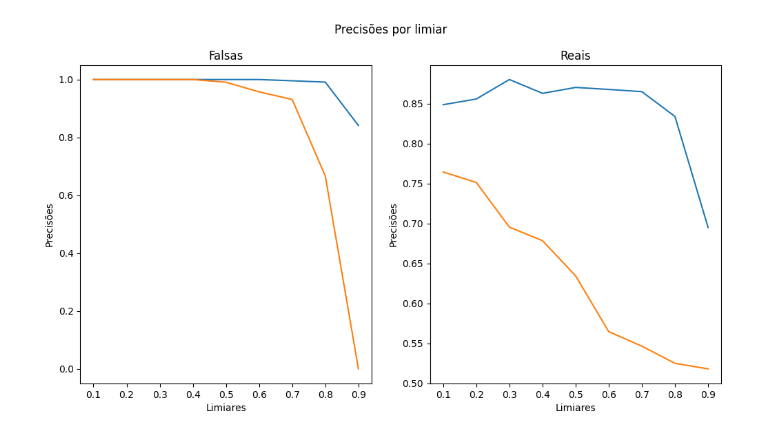
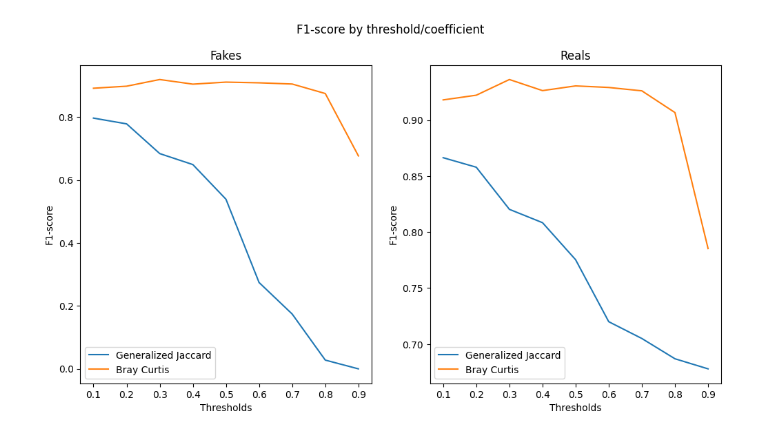
Before and after one commit to alvess-dev/election-news-classifier, a Jupyter notebook: notebooks/coefficientsResearchNotebooks/finalEvaluate.ipynb, the cells around one changed output. Cells and saved outputs as stored; diff of their text form; code cells hidden in the pictures.

```diff
--- a/notebooks/coefficientsResearchNotebooks/finalEvaluate.ipynb
+++ b/notebooks/coefficientsResearchNotebooks/finalEvaluate.ipynb
@@ -85,11 +103,18 @@ def evaluate(dfReal, dfFalso, noticiasTeste, limiar, coeficiente):
     # Faz o coeficiente de bray curtis
     dfJunto['bc'] = abs(dfJunto['aparicoesReais'] - dfJunto['aparicoesFalsas']) / (dfJunto['aparicoesReais'] + dfJunto['aparicoesFalsas'])
 
+    # Faz o coeficiente de sorensen-dice
+    dfJunto['sd'] = (2 * np.minimum(dfJunto['aparicoesReais'], dfJunto['aparicoesFalsas'])) / (dfJunto['aparicoesReais'] + dfJunto['aparicoesFalsas'])
+
+
     # Limpa palavras com coeficiente menor que o limiar (palavras com aparições equivalentes em ambos casos)
     if (coeficiente == 'bc'):
         dfJunto = dfJunto.loc[dfJunto['bc'] > limiar]
     elif (coeficiente == 'gj'):
         dfJunto = dfJunto.loc[dfJunto['gj'] > limiar]
+    elif (coeficiente == 'sd'):
+
+        dfJunto = dfJunto.loc[dfJunto['sd'] > limiar]
 
     # Pega o total de aparições após NLP
     tFalsas = dfJunto['aparicoesFalsas'].sum()
@@ -323,22 +426,25 @@ def criarGraficoPlotado(titulo, yfalsasgj, y1falsasbc, yreaisgj, y1reaisbc):
 
     fig, (ax0, ax1) = plt.subplots(nrows=1, ncols=2, sharex=True, figsize=(12, 6))
 
-    ax0.set_title('Falsas')
+    ax0.set_title('Fakes')
     ax0.set_ylabel(titulo)
-    ax0.set_xlabel('Limiares')
-    ax0.plot(x, yfalsasgj)
-    ax0.plot(x, y1falsasbc)
+    ax0.set_xlabel('Thresholds')
+    ax0.plot(x, yfalsasgj, label='Generalized Jaccard')
+    ax0.plot(x, y1falsasbc, label='Bray Curtis')
+    ax0.legend()
 
-    ax1.set_title('Reais')
-    ax1.plot(x, yreaisgj)
+    ax1.set_title('Reals')
+    ax1.plot(x, yreaisgj, label='Generalized Jaccard')
     ax1.set_ylabel(titulo)
-    ax1.set_xlabel('Limiares')
-    ax1.plot(x, y1reaisbc)
+    ax1.set_xlabel('Thresholds')
+    ax1.plot(x, y1reaisbc, label='Bray Curtis')
+    ax1.legend()
 
-    fig.suptitle(f'{titulo} por limiar')
+
+    fig.suptitle(f'{titulo} by threshold/coefficient')
     plt.savefig(f'{titulo}.png')
     plt.show()
 # %%
-criarGraficoPlotado('Precisões', precisoesFalsasBC, precisoesFalsasGJ, precisoesReaisBC, precisoesReaisGJ)
+criarGraficoPlotado('F1-score', f1FalsasGJ, f1FalsasBC, f1ReaisGJ, f1ReaisBC)
 # %% [output]
-[figure, old version]
+[figure, new version]
```
Also changed, not shown: parts of 4 cells of this notebook.
